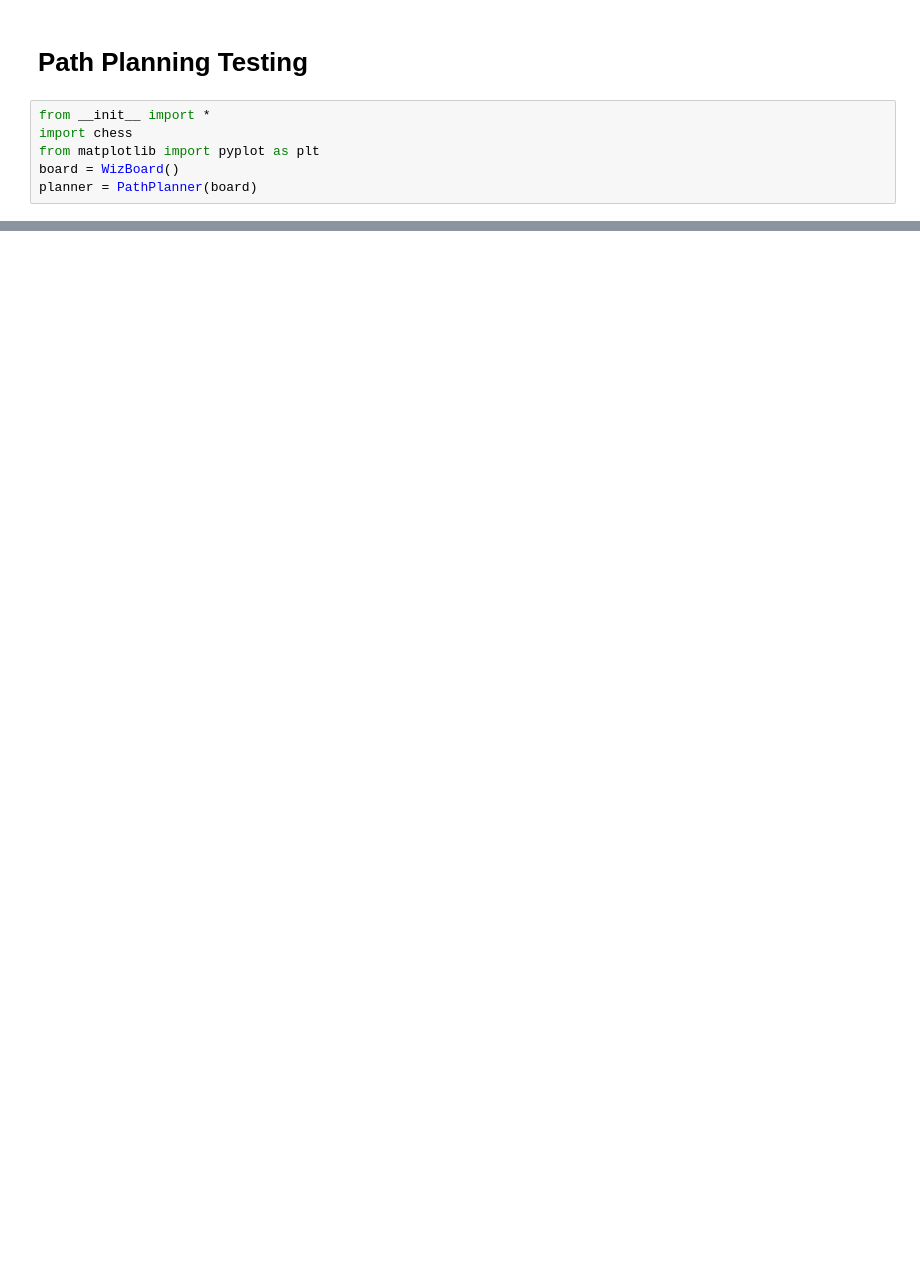
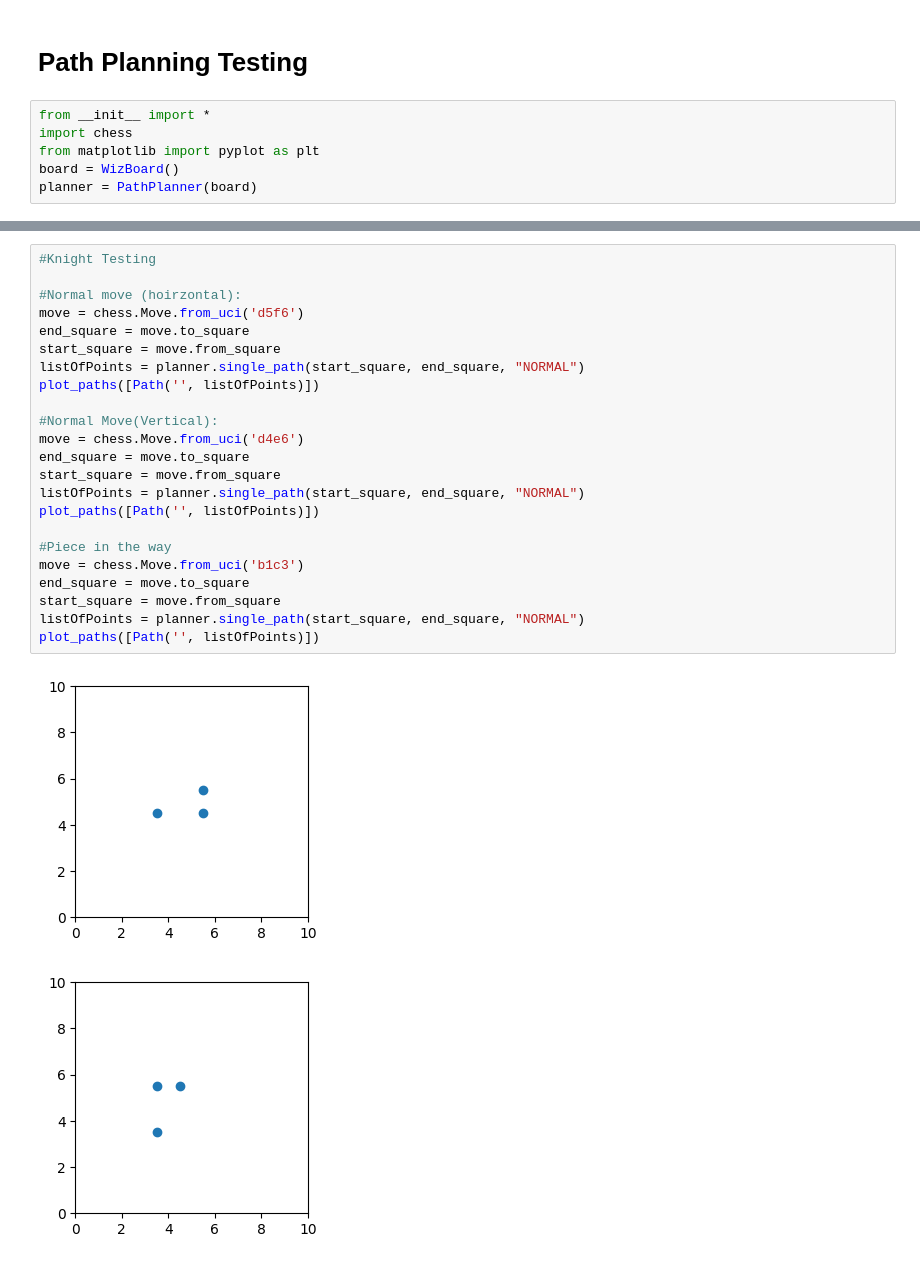
Before and after one commit to Therinzine/arc-wizard-chess, a Jupyter notebook: Fall 2023/PathPlanning/testing.ipynb, the cells around one changed output, grey strips where cells are left out. Saved outputs shown, nothing was run; the diff lists cells and outputs as text; blank space fills up the shorter version.

```diff
--- a/Fall 2023/PathPlanning/testing.ipynb
+++ b/Fall 2023/PathPlanning/testing.ipynb
@@ -25,0 +23,26 @@ plot_paths([Path('', listOfPoints)])
+# %%
+#Knight Testing
+
+#Normal move (hoirzontal):
+move = chess.Move.from_uci('d5f6')
+end_square = move.to_square
+start_square = move.from_square
+listOfPoints = planner.single_path(start_square, end_square, "NORMAL")
+plot_paths([Path('', listOfPoints)])
+
+#Normal Move(Vertical):
+move = chess.Move.from_uci('d4e6')
+end_square = move.to_square
+start_square = move.from_square
+listOfPoints = planner.single_path(start_square, end_square, "NORMAL")
+plot_paths([Path('', listOfPoints)])
+
+#Piece in the way
+move = chess.Move.from_uci('b1c3')
+end_square = move.to_square
+start_square = move.from_square
+listOfPoints = planner.single_path(start_square, end_square, "NORMAL")
+plot_paths([Path('', listOfPoints)])
+# %% [output]
+[figure, added]
+[figure, added]
```
Also changed, not shown: parts of 8 cells of this notebook, 1 other file.
